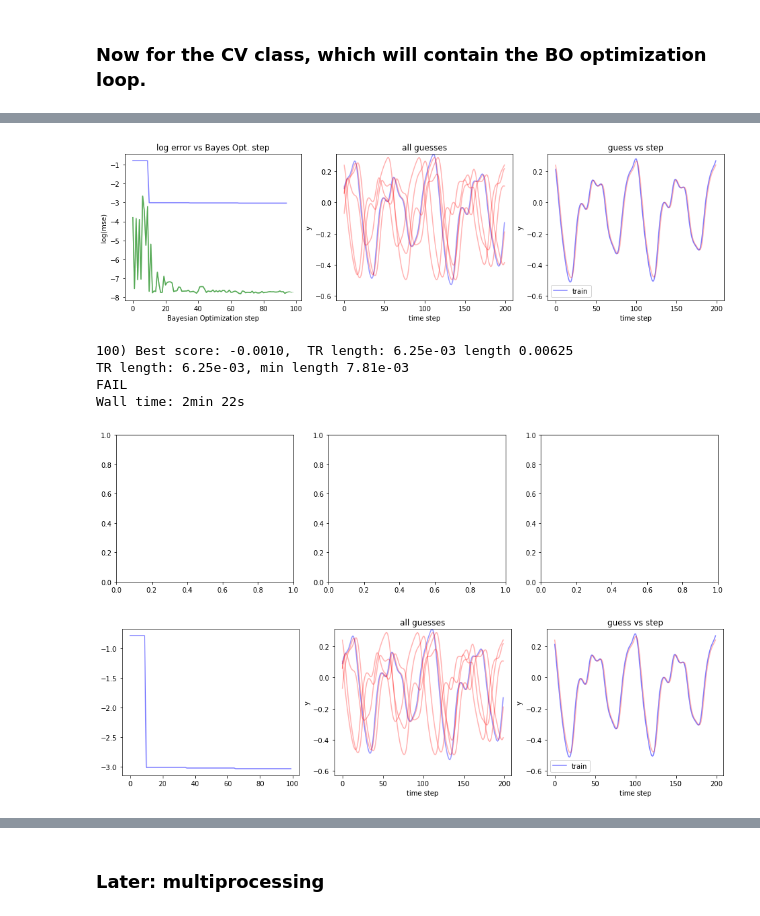
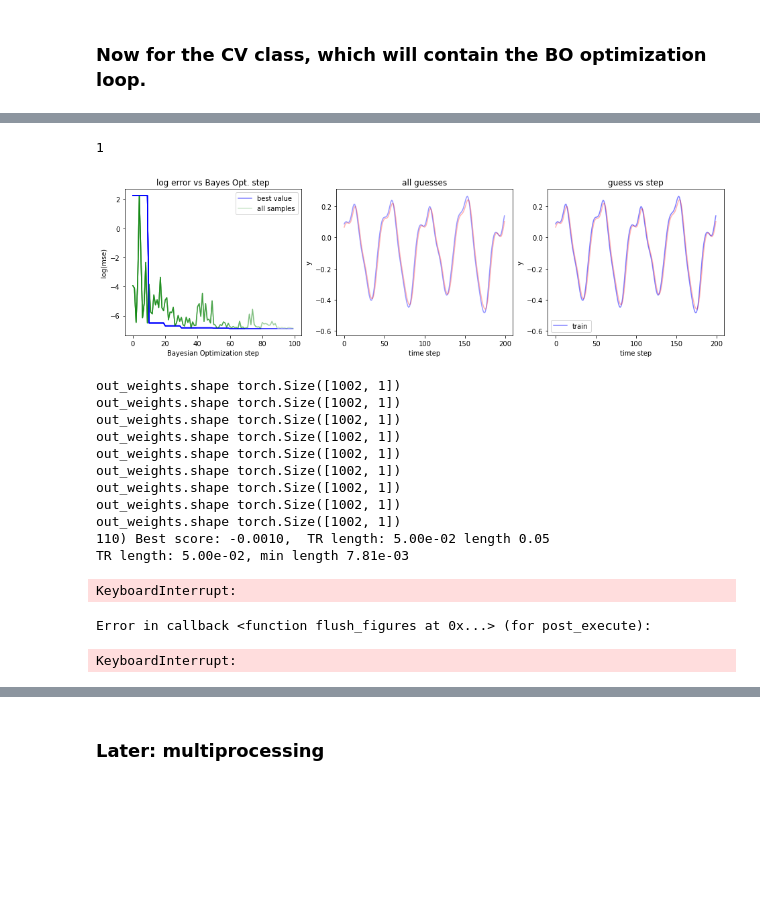
Before and after one commit to blindedjoy/RcTorch, a Jupyter notebook: turbo_1.ipynb, the cells around one changed output, grey strips where cells are left out. Saved outputs shown, nothing was run; the diff lists cells and outputs as text; code cells hidden in the pictures; blank space fills up the shorter version.

```diff
--- a/turbo_1.ipynb
+++ b/turbo_1.ipynb
@@ -65,22 +65,12 @@ over the domain  $[-10, 15]^{10}$.  The global optimal value of $0$ is attained
 
 As mentioned above, since botorch assumes a maximization problem, we instead maximize $-f(x)$.
 # %%
-fun = Ackley(dim=10, negate=True).to(dtype=dtype, device=device)
-fun.bounds[0, :].fill_(-10)
-fun.bounds[1, :].fill_(15)
-dim = fun.dim
-lb, ub = fun.bounds
-
+#fun = Ackley(dim=10, negate=True).to(dtype=dtype, device=device)
+#fun.bounds[0, :].fill_(-10)
+#fun.bounds[1, :].fill_(15)
+#dim = fun.dim
+#lb, ub = fun.bounds
 
 #def eval_objective(x):
 #    """This is a helper function we use to unnormalize and evalaute a point"""
 #    return fun(unnormalize(x, fun.bounds))
-
-random_state = torch.Generator()
-random_state = random_state.manual_seed(10)
-n = 10
-
-
-accept = torch.FloatTensor(n, n).uniform_(-1, 1, generator = random_state)
-reservoir_pre_weights = torch.FloatTensor(n, n).uniform_(-1, 1, generator = random_state)
-sns.heatmap(accept); plt.show(); sns.heatmap(reservoir_pre_weights); plt.show()
@@ -925,7 +909,7 @@ test = torch.FloatTensor(data[tr_len:te_end].reshape(-1, 1))
 #n_nodes=1000, connectivity=0.01, input_scaling=0.5, feedback_scaling=0.5, leaking_rate=0.3, spectral_radius=1.25, regularization=1e-8, feedback=True)
 torch.manual_seed(1)
 RC = EchoStateNetwork(n_nodes=1000, connectivity=0.1, input_scaling=1, feedback_scaling=1,
-         leaking_rate=0.1, spectral_radius=0.96, regularization=1e-3, feedback=True, backprop = False).to(device) #bias = -10,
+         leaking_rate=0.1, spectral_radius=0.96, regularization=1e-3, feedback=True, backprop = True) #bias = -10,
 
 RC.train( train)#, epochs=epochs, lr = 5e-3)
 
@@ -1093,5 +1087,5 @@ def update_state(state, Y_next):
 # %% [markdown]
 ## Take a look at the state
 # %%
-state = TurboState(dim=dim, batch_size=10)
-print(state)
+#state = TurboState(dim=dim, batch_size=10)
+#print(state)
@@ -1236,6 +1228,7 @@ def HRC(parameterization, steps_ahead = 60, backprop = False, plot_type = "error
 
         steps_displayed = 500
 
+
         #plotting
         if len(errorz) % 5 == 0:
 
@@ -1252,7 +1245,7 @@ def HRC(parameterization, steps_ahead = 60, backprop = False, plot_type = "error
 
         #plot 1:
         log_resid = torch.log((train - pred_)**2)
-        ax[0].plot(np.log(errorz), alpha = 0.2, color = "green", label = "all samples")
+        ax[0].plot(torch.log(errorz), alpha = 0.2, color = "green", label = "all samples")
         ax[0].set_title("log error vs Bayes Opt. step")
         ax[0].set_ylabel("log(mse)")
         ax[0].set_xlabel("Bayesian Optimization step")
@@ -2392,28 +2335,40 @@ class EchoStateNetworkCV:
+# %%
+torch.cuda.device_count()
+# %% [output]
+1
 # %%
 %%time
 %matplotlib inline
 #### eps isn't what it used to be.
 
 bounds_dict = {"spectral_radius" : (0,1),
                "connectivity" : (-5,0),
                "regularization": (-4,4),
                "leaking_rate" : (0, 1),
                "bias" : (-3,3),
                "n_nodes" : 1000,
                "feedback": 1}
 esn_cv = EchoStateNetworkCV(bounds = bounds_dict, subsequence_length = 1000,
                             steps_ahead = 1, scoring_method = "mse", interactive = True, random_seed = 123,
                             eps = 3, initial_samples = 10, approximate_reservoir = True, length_min = 2**-7,
-                            batch_size = 5, backprop = False)
+                            batch_size = 10, backprop = False)
 vals = esn_cv.optimize(train)
 # %% [output]
-[figure, old version]
+[figure, new version]
-100) Best score: -0.0010,  TR length: 6.25e-03 length 0.00625
-TR length: 6.25e-03, min length 7.81e-03
-FAIL
-Wall time: 2min 22s
+out_weights.shape torch.Size([1002, 1])
+out_weights.shape torch.Size([1002, 1])
+out_weights.shape torch.Size([1002, 1])
+out_weights.shape torch.Size([1002, 1])
+out_weights.shape torch.Size([1002, 1])
+out_weights.shape torch.Size([1002, 1])
+out_weights.shape torch.Size([1002, 1])
+out_weights.shape torch.Size([1002, 1])
+out_weights.shape torch.Size([1002, 1])
+110) Best score: -0.0010,  TR length: 5.00e-02 length 0.05
+TR length: 5.00e-02, min length 7.81e-03
-[figure, removed]
-[figure, removed]
+KeyboardInterrupt:
+Error in callback <function flush_figures at 0x...> (for post_execute):
+KeyboardInterrupt:
 # %%
 pl.plot(esn_cv.iteration_durations)
 print(np.mean(esn_cv.iteration_durations))
```
Also changed, not shown: parts of 17 cells of this notebook.
